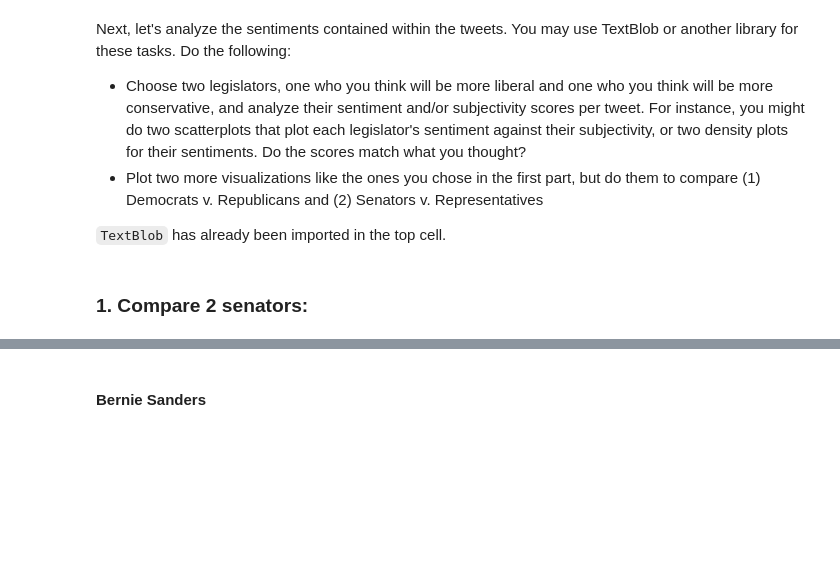
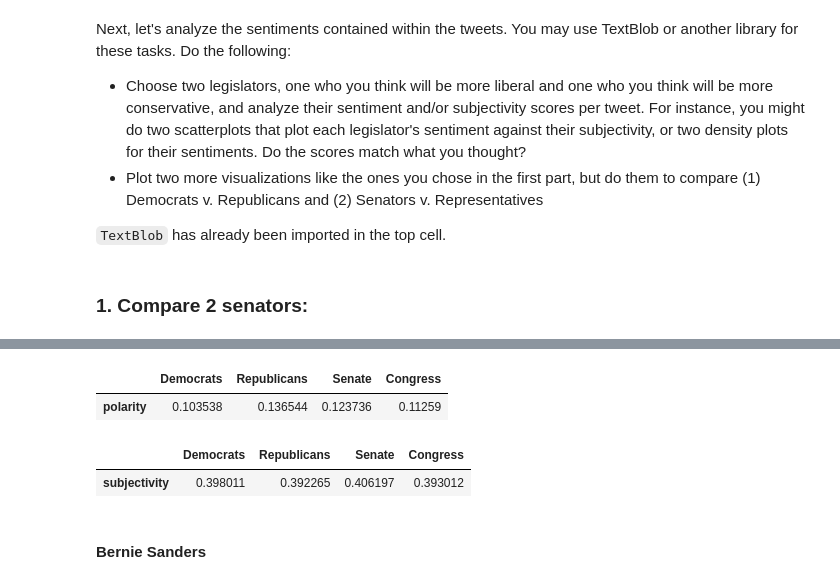
Before and after one commit to yaelnidam/CSS_Project5_Team7_Spring2021, a Jupyter notebook: Project 5 Student.ipynb, the cells around one changed output, grey strips where cells are left out. Cells and saved outputs as stored; diff of their text form; code cells hidden in the pictures; blank space fills up the shorter version.

Commit message:
sentiment analysis edits

```diff
--- a/Project 5 Student.ipynb
+++ b/Project 5 Student.ipynb
@@ -219,3 +227,21 @@ congress_sentiment=sentiment(congress)
+# %%
+polarity_mean = pd.DataFrame({"Democrats":dem_sentiment[["polarity"]].mean(axis=0),
+                   "Republicans":rep_sentiment[["polarity"]].mean(axis=0),
+                   "Senate":senate_sentiment[["polarity"]].mean(axis=0),
+                   "Congress":congress_sentiment[["polarity"]].mean(axis=0)})
+polarity_mean
+# %% [output]
+|  | Democrats | Republicans | Senate | Congress |
+| polarity | 0.103538 | 0.136544 | 0.123736 | 0.11259 |
+# %%
+subjectivity_mean = pd.DataFrame({"Democrats":dem_sentiment[["subjectivity"]].mean(axis=0),
+                   "Republicans":rep_sentiment[["subjectivity"]].mean(axis=0),
+                   "Senate":senate_sentiment[["subjectivity"]].mean(axis=0),
+                   "Congress":congress_sentiment[["subjectivity"]].mean(axis=0)})
+subjectivity_mean
+# %% [output]
+|  | Democrats | Republicans | Senate | Congress |
+| subjectivity | 0.398011 | 0.392265 | 0.406197 | 0.393012 |
 # %% [markdown]
 #### Bernie Sanders
 # %%
```
Also changed, not shown: parts of 9 cells of this notebook.
